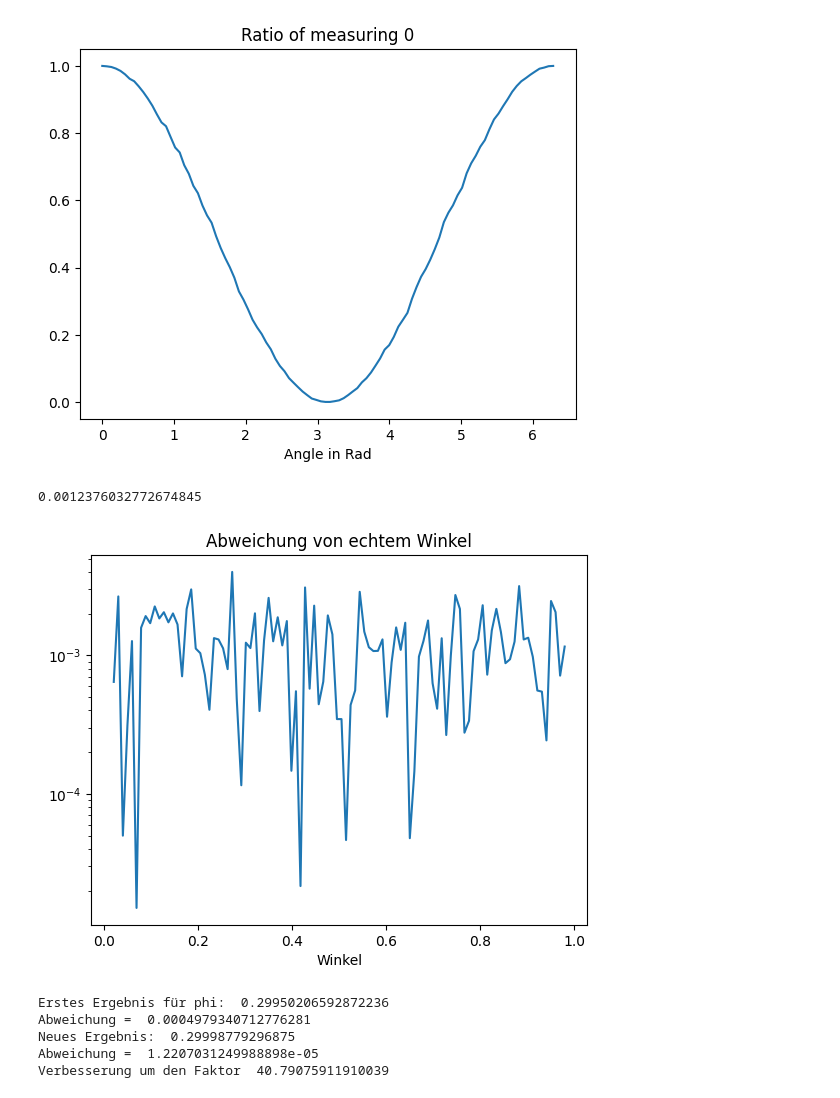
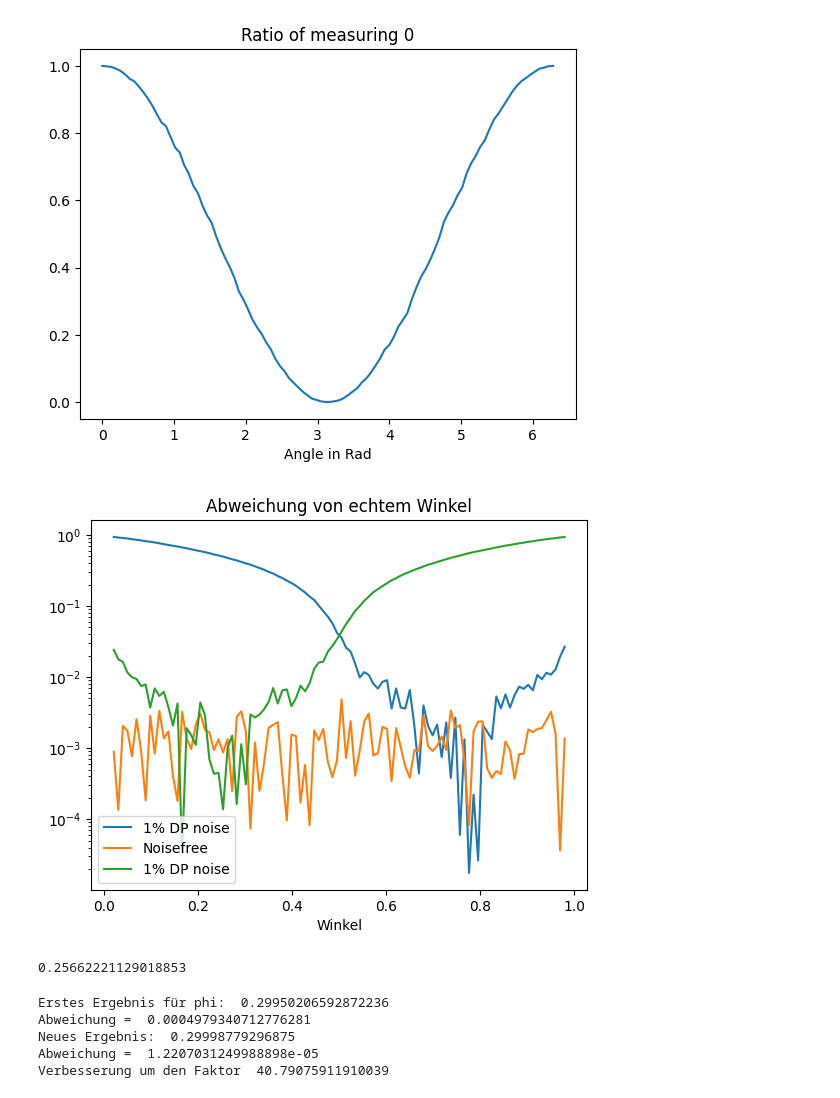
Before and after one commit to RicemanBoy/Bachelor, a Jupyter notebook: thestart.ipynb, the cells around one changed output. Saved outputs shown, nothing was run; the diff lists cells and outputs as text; code cells hidden in the pictures.

```diff
--- a/thestart.ipynb
+++ b/thestart.ipynb
@@ -144,21 +199,33 @@ def prec_per_shots(phi:float, maxshots: int, steps:int ,error:float):
 # %%
 all = np.linspace(0.02,0.98,100)
 
-y = []
+y_1 = []
+y_2 = []
+y_3 = []
 
 for i in all:
-    run = skill(i,10000,0)
+    run = skill(i,10000,0.01)
+    run_1 = skill(i,10000,0)
+    run_2 = skill_2(i,10000,0.01)
     yes = np.abs(run-i)
-    y.append(yes)
+    perfect = np.abs(run_1-i)
+    yes_2 = np.abs(run_2-i)
+    y_1.append(yes)
+    y_2.append(perfect)
+    y_3.append(yes_2)
 
-plt.plot(all,y)
+plt.plot(all,y_1, label="1% DP noise")
+plt.plot(all,y_2, label="Noisefree")
+plt.plot(all,y_3, label="1% DP noise")
 plt.title("Abweichung von echtem Winkel")
 plt.xlabel("Winkel")
 plt.yscale("log")
+plt.legend()
+plt.show()
 print(np.mean(y))
 # %% [output]
+[figure, new version]
-0.0012376032772674845
+0.25662221129018853
-[figure, old version]
 # %%
 nxt_lvl(0.3, 100000, 0, 7)
 # %% [output]
```
Also changed, not shown: parts of 1 cell of this notebook.
